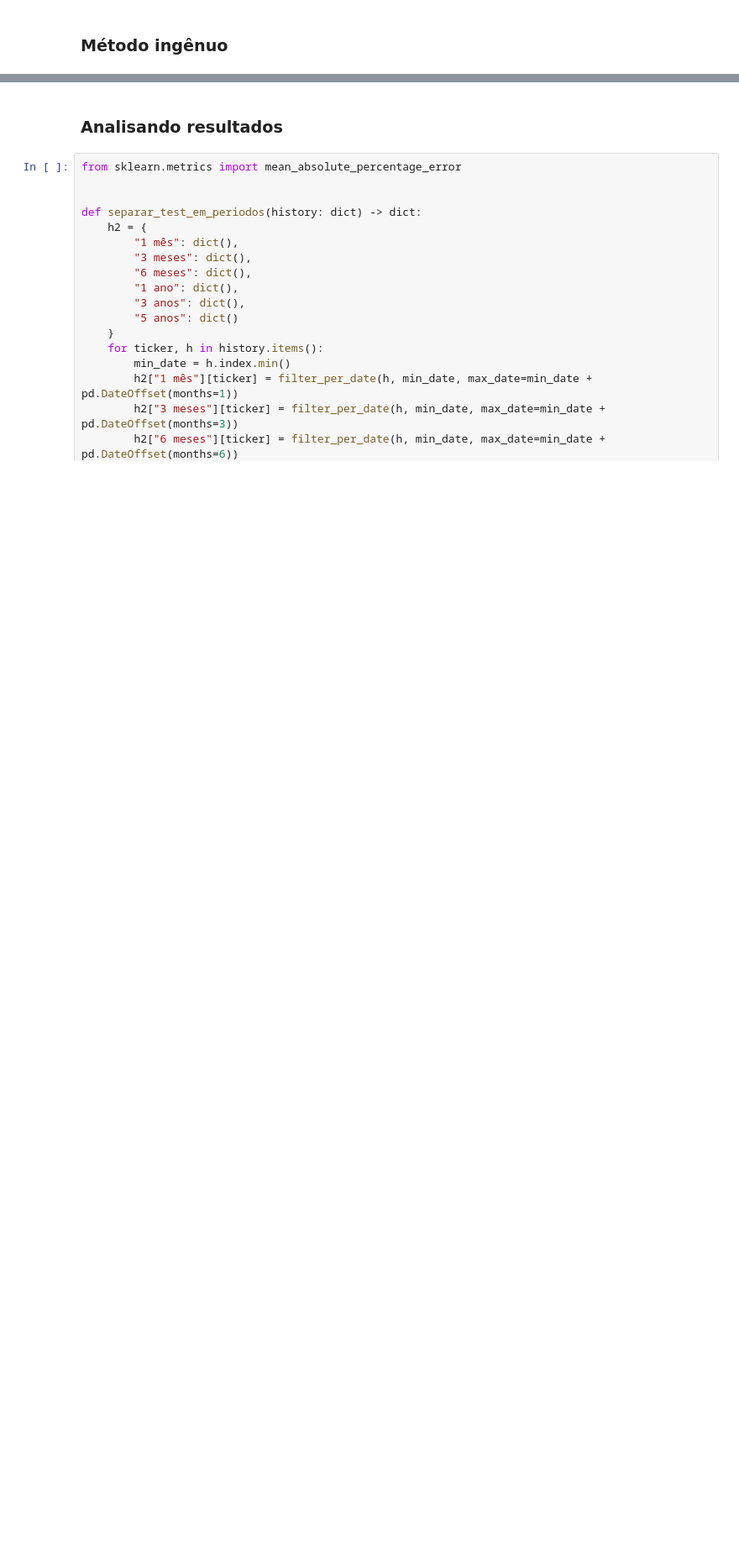
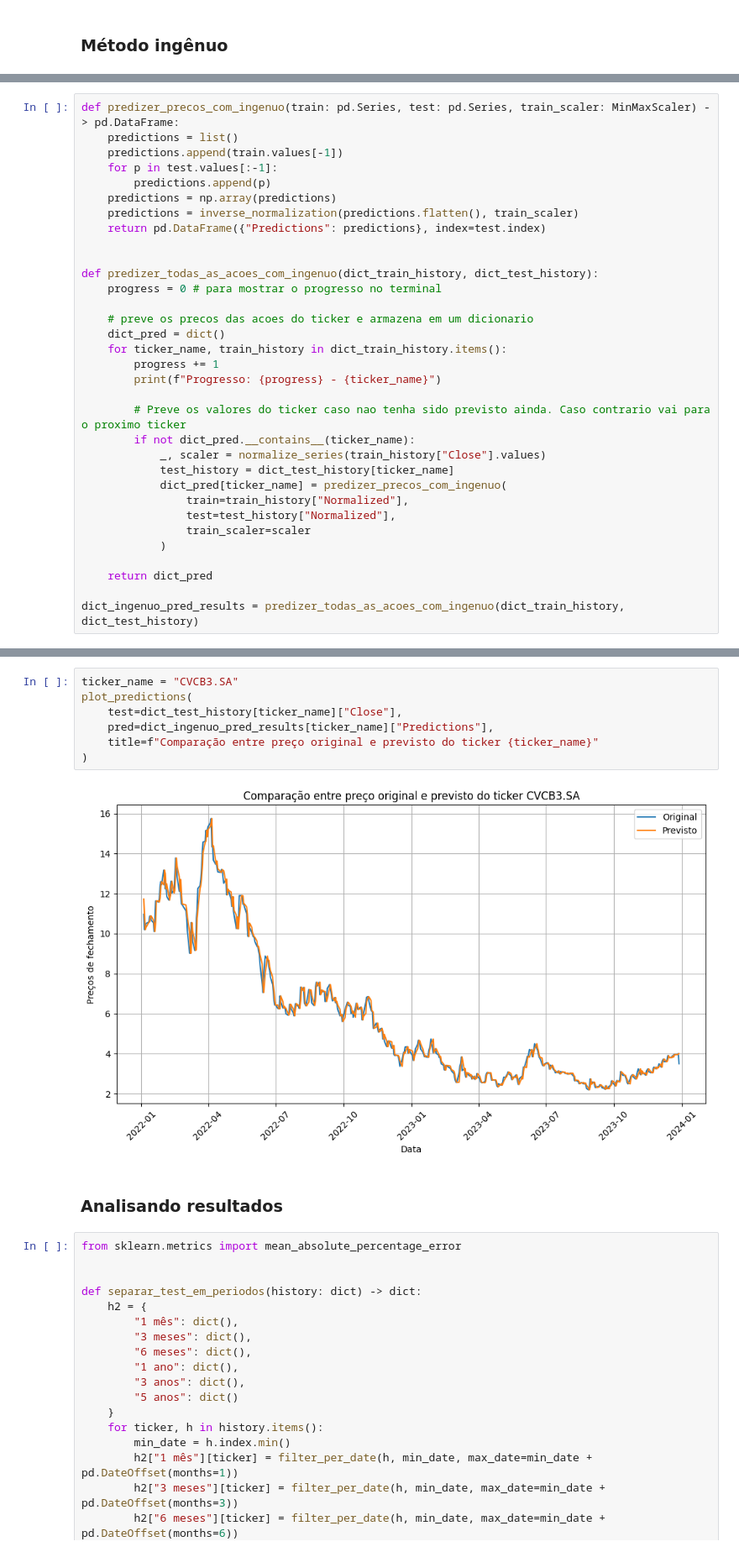
Before and after one commit to KayoRBC/TCC, a Jupyter notebook: notebook.ipynb, the cells around one changed output, grey strips where cells are left out. Shown at 84% size. Cells and saved outputs as stored; diff of their text form; blank space fills up the shorter version.

```diff
--- a/notebook.ipynb
+++ b/notebook.ipynb
@@ -995,0 +597,33 @@ plot_first_ticker_model_results(dict_ingenuo_pred_results, dict_train_periods, d
+# %%
+def predizer_precos_com_ingenuo(train: pd.Series, test: pd.Series, train_scaler: MinMaxScaler) -> pd.DataFrame:
+    predictions = list()
+    predictions.append(train.values[-1])
+    for p in test.values[:-1]:
+        predictions.append(p)
+    predictions = np.array(predictions)
+    predictions = inverse_normalization(predictions.flatten(), train_scaler)
+    return pd.DataFrame({"Predictions": predictions}, index=test.index)
+
+
+def predizer_todas_as_acoes_com_ingenuo(dict_train_history, dict_test_history):
+    progress = 0 # para mostrar o progresso no terminal
+
+    # preve os precos das acoes do ticker e armazena em um dicionario
+    dict_pred = dict()
+    for ticker_name, train_history in dict_train_history.items():
+        progress += 1
+        print(f"Progresso: {progress} - {ticker_name}")
+
+        # Preve os valores do ticker caso nao tenha sido previsto ainda. Caso contrario vai para o proximo ticker
+        if not dict_pred.__contains__(ticker_name):
+            _, scaler = normalize_series(train_history["Close"].values)
+            test_history = dict_test_history[ticker_name]
+            dict_pred[ticker_name] = predizer_precos_com_ingenuo(
+                train=train_history["Normalized"],
+                test=test_history["Normalized"],
+                train_scaler=scaler
+            )
+
+    return dict_pred
+
+dict_ingenuo_pred_results = predizer_todas_as_acoes_com_ingenuo(dict_train_history, dict_test_history)
@@ -996,3 +648,12 @@ plot_first_ticker_model_results(dict_ingenuo_pred_results, dict_train_periods, d
+# %%
+ticker_name = "CVCB3.SA"
+plot_predictions(
+    test=dict_test_history[ticker_name]["Close"],
+    pred=dict_ingenuo_pred_results[ticker_name]["Predictions"],
+    title=f"Comparação entre preço original e previsto do ticker {ticker_name}"
+)
+# %% [output]
+[figure, added]
 # %% [markdown]
 ### Analisando resultados
 # %%
```
Also changed, not shown: parts of 34 cells of this notebook, 3 other files.
